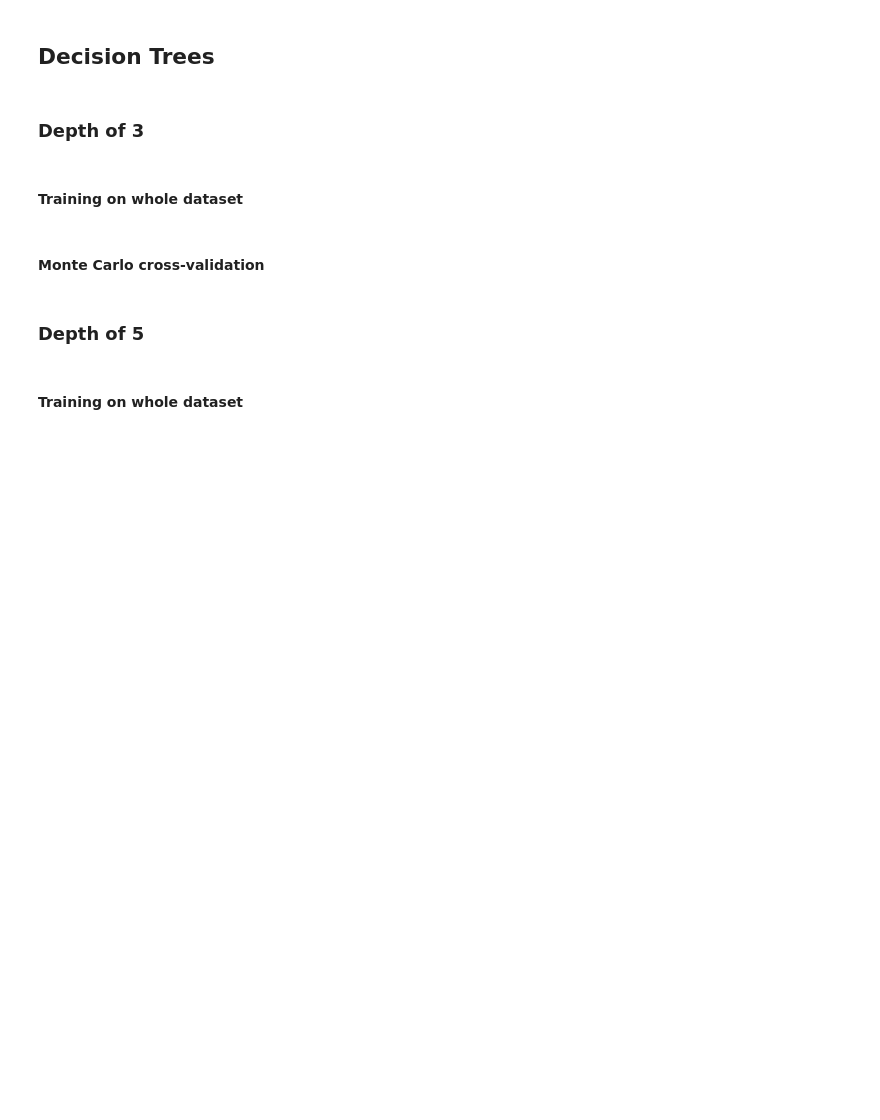
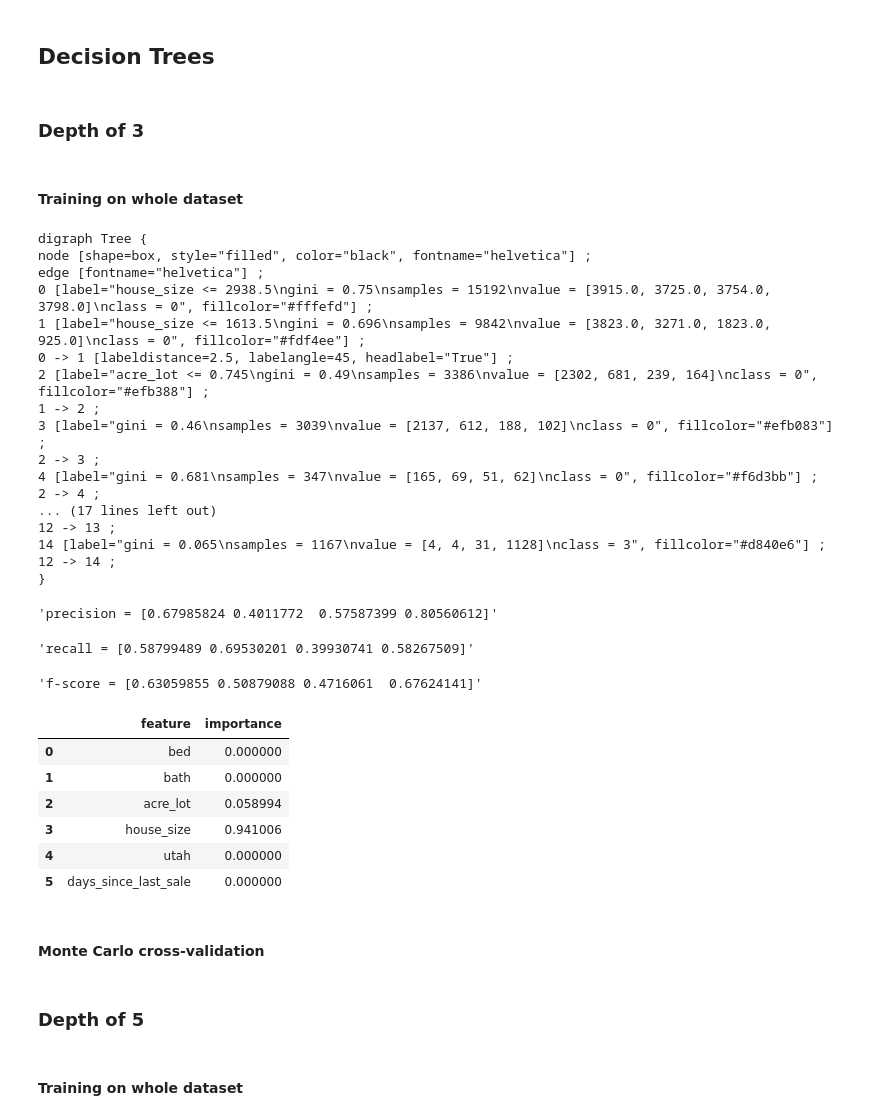
Before and after one commit to n8taylor/cs5830_project8, a Jupyter notebook: project8.ipynb, the cells around one changed output. Cells and saved outputs as stored; diff of their text form; code cells hidden in the pictures; blank space fills up the shorter version.

```diff
--- a/project8.ipynb
+++ b/project8.ipynb
@@ -93,28 +93,58 @@ df
 # %%
 # create a list of feature columns
 feature_cols = ['bed', 'bath', 'acre_lot', 'house_size', 'utah', 'days_since_last_sale']
 
 # define X and y
 X = df[feature_cols]
 y = df.price_range_encoded
 
 # fit a classification tree on all data
 treeclf = DecisionTreeClassifier(max_depth=3, random_state=1)
 treeclf.fit(X.values, y)
 
 dot = tree.export_graphviz(treeclf, out_file=None,
                                     feature_names=feature_cols,
                                     class_names=['0', '1', '2', '3'], filled = True)
 
 # output dot code to copy/paste into https://dreampuf.github.io/GraphvizOnline
 print(dot)
 
 y_pred = treeclf.predict(X)
 
 p,r,f,s = precision_recall_fscore_support(y, y_pred, labels=[0, 1, 2, 3])
 display('precision = {}'.format(p))
 display('recall = {}'.format(r))
 display('f-score = {}'.format(f))
+
+pd.DataFrame({'feature':feature_cols, 'importance':treeclf.feature_importances_})
+# %% [output]
+digraph Tree {
+node [shape=box, style="filled", color="black", fontname="helvetica"] ;
+edge [fontname="helvetica"] ;
+0 [label="house_size <= 2938.5\ngini = 0.75\nsamples = 15192\nvalue = [3915.0, 3725.0, 3754.0, 3798.0]\nclass = 0", fillcolor="#fffefd"] ;
+1 [label="house_size <= 1613.5\ngini = 0.696\nsamples = 9842\nvalue = [3823.0, 3271.0, 1823.0, 925.0]\nclass = 0", fillcolor="#fdf4ee"] ;
+0 -> 1 [labeldistance=2.5, labelangle=45, headlabel="True"] ;
+2 [label="acre_lot <= 0.745\ngini = 0.49\nsamples = 3386\nvalue = [2302, 681, 239, 164]\nclass = 0", fillcolor="#efb388"] ;
+1 -> 2 ;
+3 [label="gini = 0.46\nsamples = 3039\nvalue = [2137, 612, 188, 102]\nclass = 0", fillcolor="#efb083"] ;
+2 -> 3 ;
+4 [label="gini = 0.681\nsamples = 347\nvalue = [165, 69, 51, 62]\nclass = 0", fillcolor="#f6d3bb"] ;
+2 -> 4 ;
+... (17 lines left out)
+12 -> 13 ;
+14 [label="gini = 0.065\nsamples = 1167\nvalue = [4, 4, 31, 1128]\nclass = 3", fillcolor="#d840e6"] ;
+12 -> 14 ;
+}
+'precision = [0.67985824 0.4011772  0.57587399 0.80560612]'
+'recall = [0.58799489 0.69530201 0.39930741 0.58267509]'
+'f-score = [0.63059855 0.50879088 0.4716061  0.67624141]'
+|  | feature | importance |
+| 0 | bed | 0.000000 |
+| 1 | bath | 0.000000 |
+| 2 | acre_lot | 0.058994 |
+| 3 | house_size | 0.941006 |
+| 4 | utah | 0.000000 |
+| 5 | days_since_last_sale | 0.000000 |
 # %% [markdown]
 #### Monte Carlo cross-validation
 # %%
```
Also changed, not shown: parts of 6 cells of this notebook.
